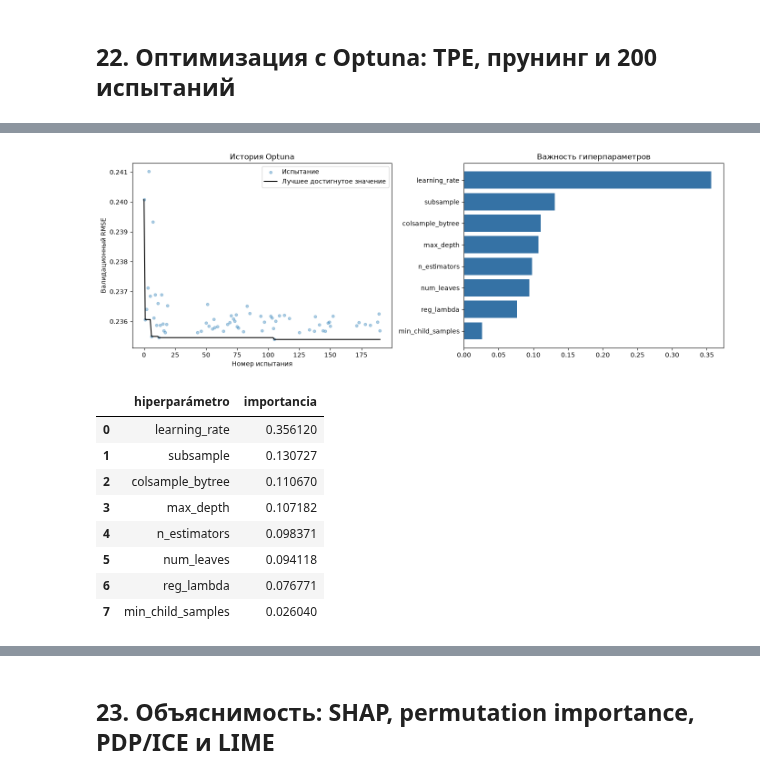
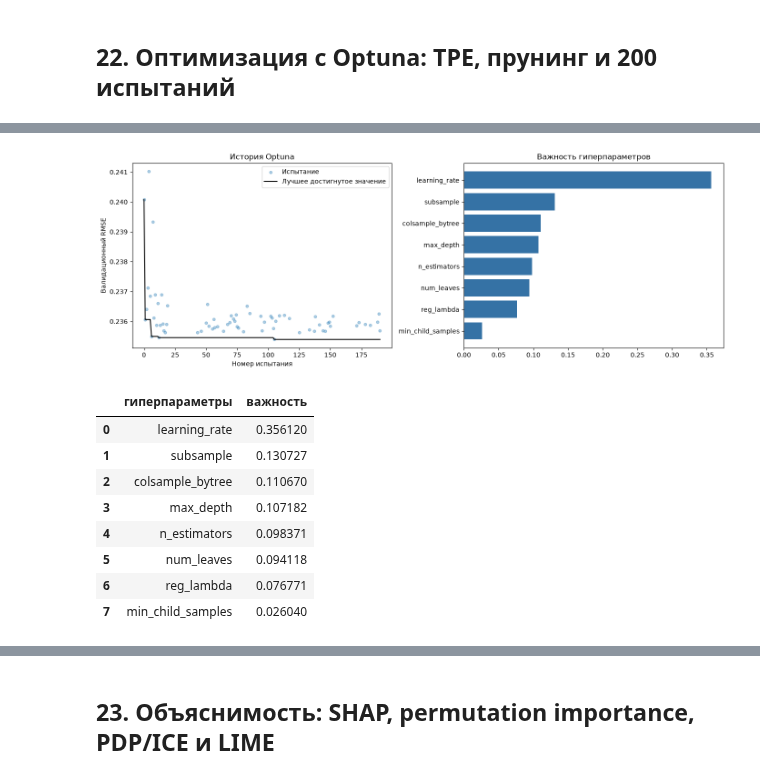
Before and after one commit to qjarishekka/tec-data-analisis, a Jupyter notebook: lab03/task/task3_ru.ipynb, the cells around one changed output, grey strips where cells are left out. Saved outputs shown, nothing was run; the diff lists cells and outputs as text; code cells hidden in the pictures.

```diff
--- a/lab03/task/task3_ru.ipynb
+++ b/lab03/task/task3_ru.ipynb
@@ -1811,38 +1809,38 @@ completed_trials = trial_frame[trial_frame["state"] == "COMPLETE"]
 running_best = completed_trials["value"].cummin()
 
 parameter_importance = optuna.importance.get_param_importances(study)
 importance_frame = pd.DataFrame({
-    "hiperparámetro": list(parameter_importance.keys()),
-    "importancia": list(parameter_importance.values()),
+    "гиперпараметры": list(parameter_importance.keys()),
+    "важность": list(parameter_importance.values()),
 })
 
 fig, axes = plt.subplots(1, 2, figsize=(14, 5))
 axes[0].scatter(
     completed_trials["number"],
     completed_trials["value"],
     alpha=0.35,
     s=18,
     label="Испытание",
 )
 axes[0].plot(completed_trials["number"], running_best, color="black", label="Лучшее достигнутое значение")
 axes[0].set_xlabel("Номер испытания")
 axes[0].set_ylabel("Валидационный RMSE")
 axes[0].set_title("История Optuna")
 axes[0].legend()
 
 axes[1].barh(
-    importance_frame["hiperparámetro"],
-    importance_frame["importancia"],
+    importance_frame["гиперпараметры"],
+    importance_frame["важность"],
     color="#3572A5",
 )
 axes[1].invert_yaxis()
 axes[1].set_title("Важность гиперпараметров")
 plt.tight_layout()
 plt.show()
 display(importance_frame)
 # %% [output]
 [figure]
-|  | hiperparámetro | importancia |
+|  | гиперпараметры | важность |
 | 0 | learning_rate | 0.356120 |
 | 1 | subsample | 0.130727 |
 | 2 | colsample_bytree | 0.110670 |
```
Also changed, not shown: parts of 13 cells of this notebook, 8 other files.
